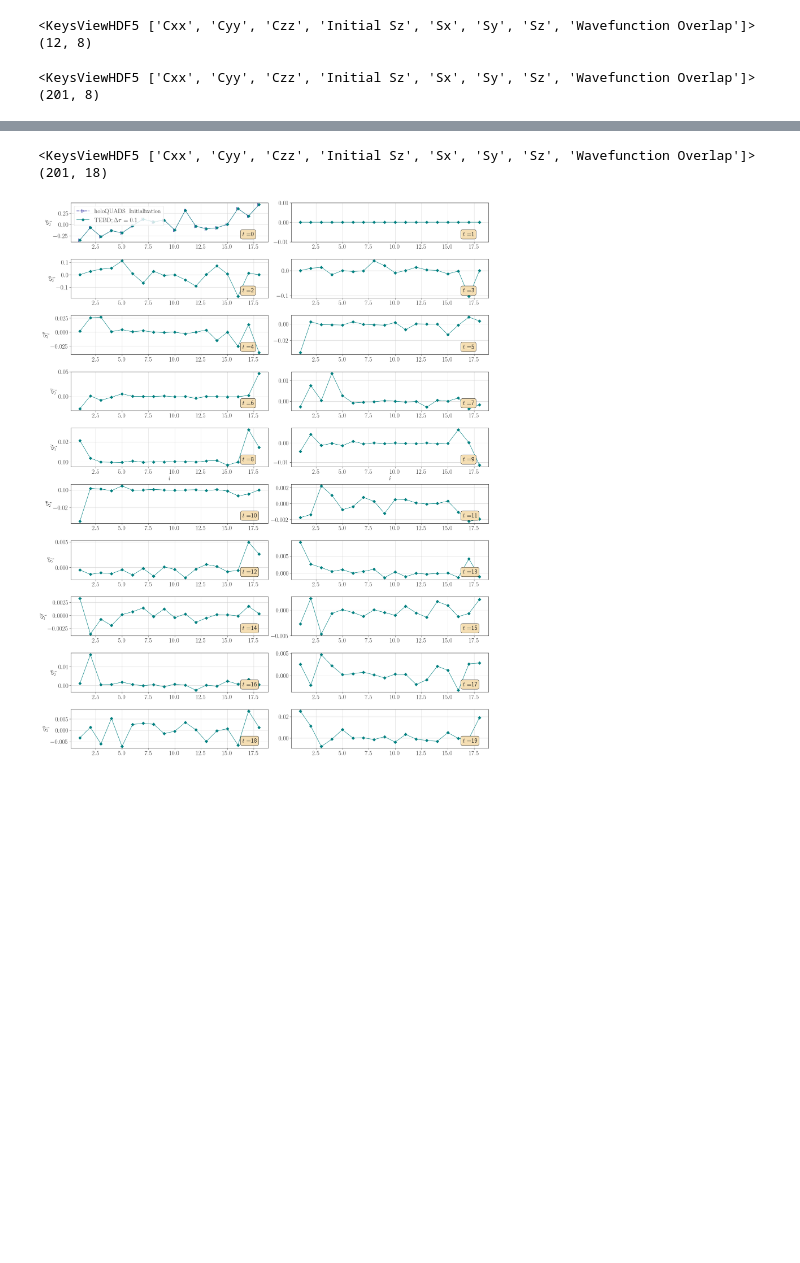
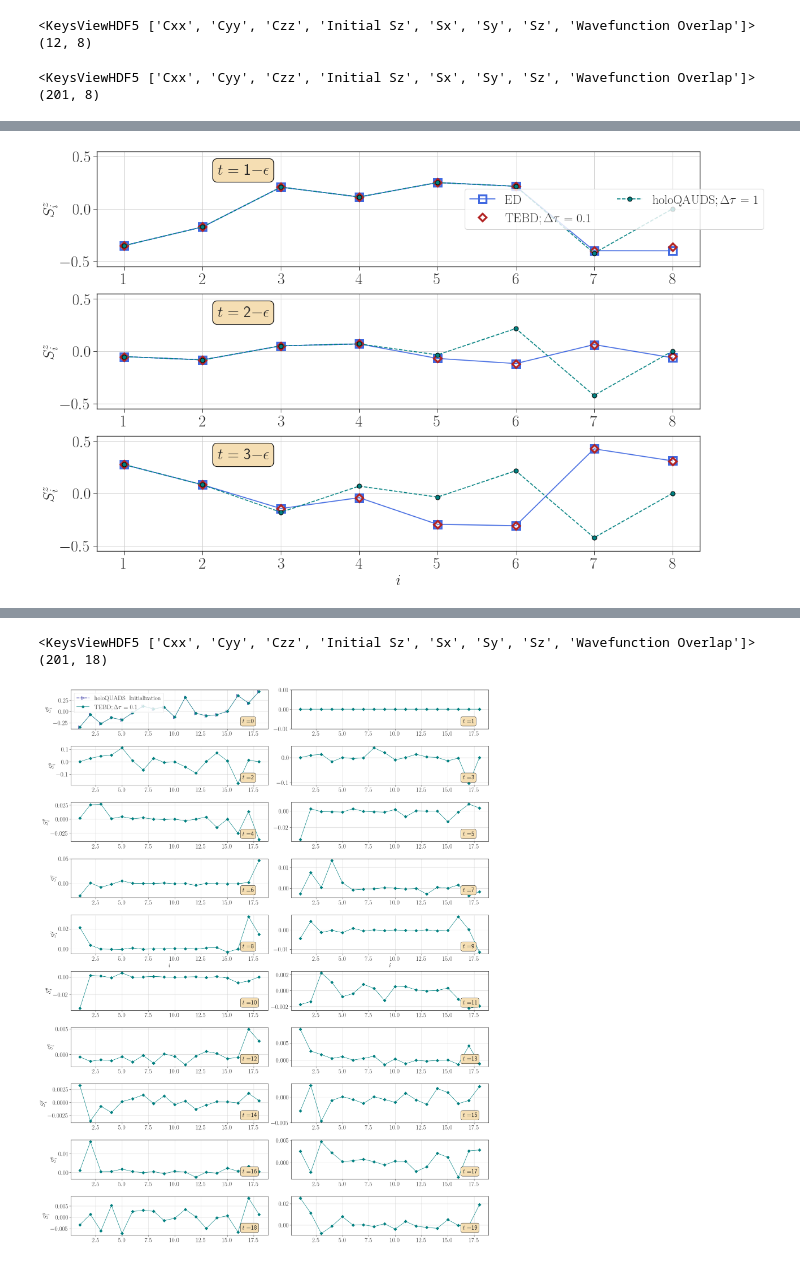
Before and after one commit to xiaobo-23/EntangledLightConeSampling, a Jupyter notebook: HQA_Data_Analysis.ipynb, the cells around one changed output, grey strips where cells are left out. Saved outputs shown, nothing was run; the diff lists cells and outputs as text; code cells hidden in the pictures; blank space fills up the shorter version.

```diff
--- a/HQA_Data_Analysis.ipynb
+++ b/HQA_Data_Analysis.ipynb
@@ -520,3 +527,36 @@ for ind in range(10):
+# %%
+'''
+    Benchmark the holoQUADS algorithm against ED and TEBD
+'''
+
+fig = plt.figure(figsize = (16, 16 * goldenRatio), tight_layout = True)
+spec = gridspec.GridSpec(nrows = 3, ncols = 1, figure = fig)
+plt.style.use('seaborn-ticks')
+
+for ind in range(3):
+    ax = fig.add_subplot(spec[ind, 0])
+    ax.plot(np.arange(1, 9), Sz_ED[ind + 1, :].real, color = 'royalblue', marker = 's', markersize = 12, \
+         markeredgecolor = 'royalblue', markerfacecolor = 'none', markeredgewidth = 3, label = r'$\rm ED$')
+    ax.plot(np.arange(1, 9), Sz_TEBD[10 * (ind + 1), : 8].real, linestyle = '', color = 'firebrick', marker = 'D', markersize = 9, \
+         markeredgecolor = 'firebrick', markerfacecolor = 'none', markeredgewidth = 3, label = r'$\rm TEBD; \Delta\tau = 0.1$')
+    ax.plot(np.arange(1, 9), Sz_holoQUADS[ind, :].real, linestyle = '--', color = 'teal', marker = 'o', markersize = 7, \
+           markeredgecolor = 'black', markeredgewidth = 1, label = r'$\rm holoQAUDS; \Delta\tau = 1$')
+
+    if ind == 0:
+        ax.legend(frameon = True, fontsize = 20, ncol = 2, bbox_to_anchor = [0.6, 0.5])
+    elif ind == 2:
+        ax.set_xlabel(r'$i$', fontsize = 25)
+
+    ax.set_ylim(-0.55, 0.55)
+    ax.set_ylabel(r'$S^{z}_{i}$', fontsize = 25)
+    ax.tick_params(axis = "both", which = "major", labelsize = 25)
+    ax.text(.2, .8, r'$t = \;$' + str(ind + 1) + r'$- \epsilon$', \
+            transform = ax.transAxes, fontsize = 25, bbox = dict(boxstyle = "round", facecolor = 'wheat', alpha = 1.0))
+    ax.grid()
+
+plt.savefig('Figures/Kicked_Ising_h0.2_holoQUADS_Benchmark_Rotations_Only_Random_Sy.pdf')
+# %% [output]
+[figure, added]
 # %%
 '''
     A simple function to extrapolate data from HDF5 file
```
Also changed, not shown: parts of 7 cells of this notebook, 3 other files.
